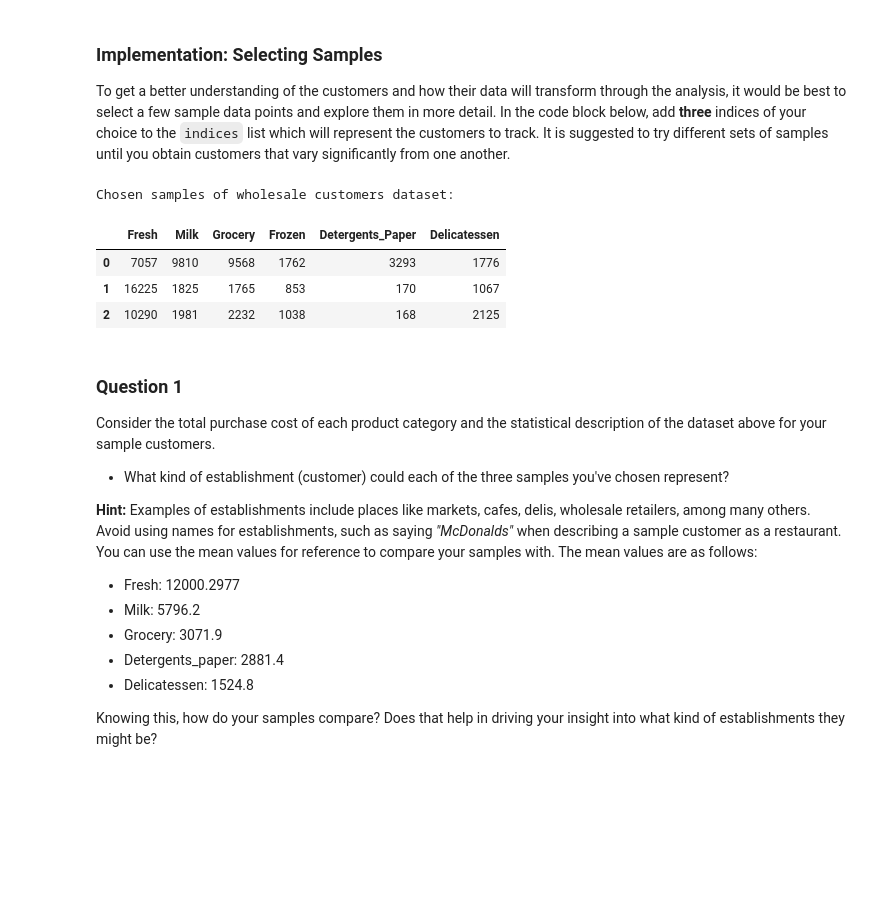
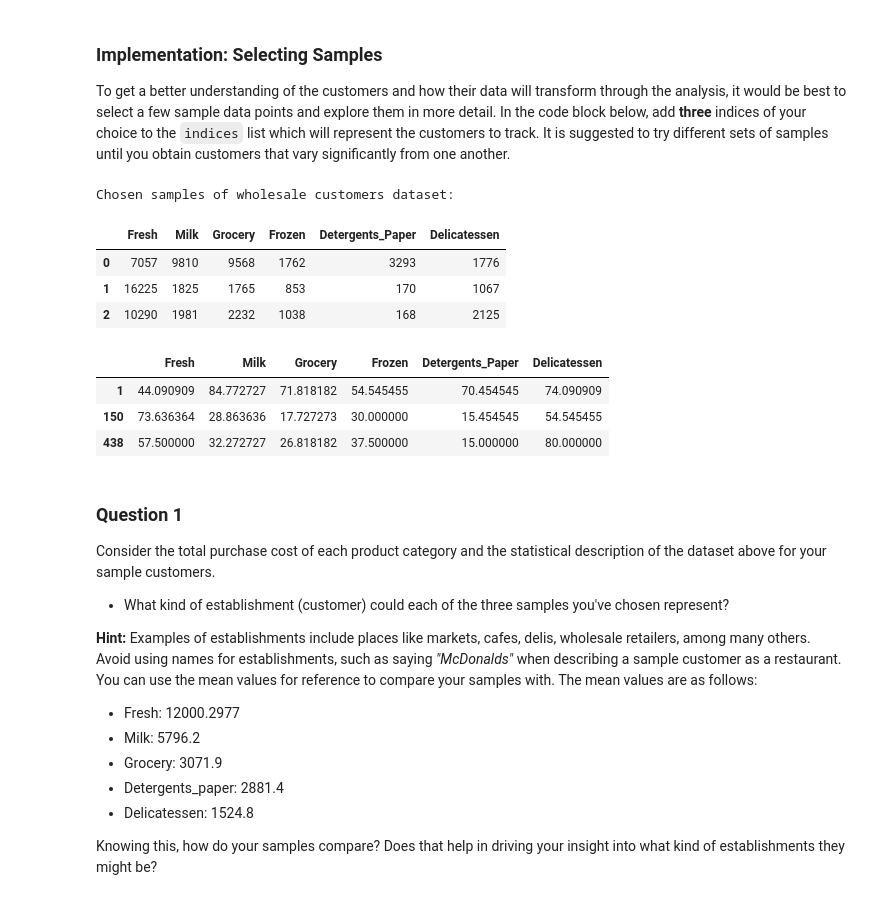
Before and after one commit to doria112/machine-learning, a Jupyter notebook: projects/customer_segments/customer_segments.ipynb, the cells around one changed output. Drawn from its saved outputs; the diff is of its cells as text; code cells hidden in the pictures; blank space fills up the shorter version.

```diff
--- a/projects/customer_segments/customer_segments.ipynb
+++ b/projects/customer_segments/customer_segments.ipynb
@@ -61,17 +61,25 @@ To get a better understanding of the customers and how their data will transform
 # %%
 # TODO: Select three indices of your choice you wish to sample from the dataset
 indices = [1, 150, 438]
 
 # Create a DataFrame of the chosen samples
 samples = pd.DataFrame(data.loc[indices], columns = data.keys()).reset_index(drop = True)
 print "Chosen samples of wholesale customers dataset:"
 display(samples)
+
+percentiles_data = 100*data.rank(pct=True)
+percentiles_samples = percentiles_data.iloc[indices]
+display(percentiles_samples)
 # %% [output]
 Chosen samples of wholesale customers dataset:
 |  | Fresh | Milk | Grocery | Frozen | Detergents_Paper | Delicatessen |
 | 0 | 7057 | 9810 | 9568 | 1762 | 3293 | 1776 |
 | 1 | 16225 | 1825 | 1765 | 853 | 170 | 1067 |
 | 2 | 10290 | 1981 | 2232 | 1038 | 168 | 2125 |
+|  | Fresh | Milk | Grocery | Frozen | Detergents_Paper | Delicatessen |
+| 1 | 44.090909 | 84.772727 | 71.818182 | 54.545455 | 70.454545 | 74.090909 |
+| 150 | 73.636364 | 28.863636 | 17.727273 | 30.000000 | 15.454545 | 54.545455 |
+| 438 | 57.500000 | 32.272727 | 26.818182 | 37.500000 | 15.000000 | 80.000000 |
 # %% [markdown]
 ### Question 1
 Consider the total purchase cost of each product category and the statistical description of the dataset above for your sample customers.
```
Also changed, not shown: parts of 20 cells of this notebook, 3 other files.
